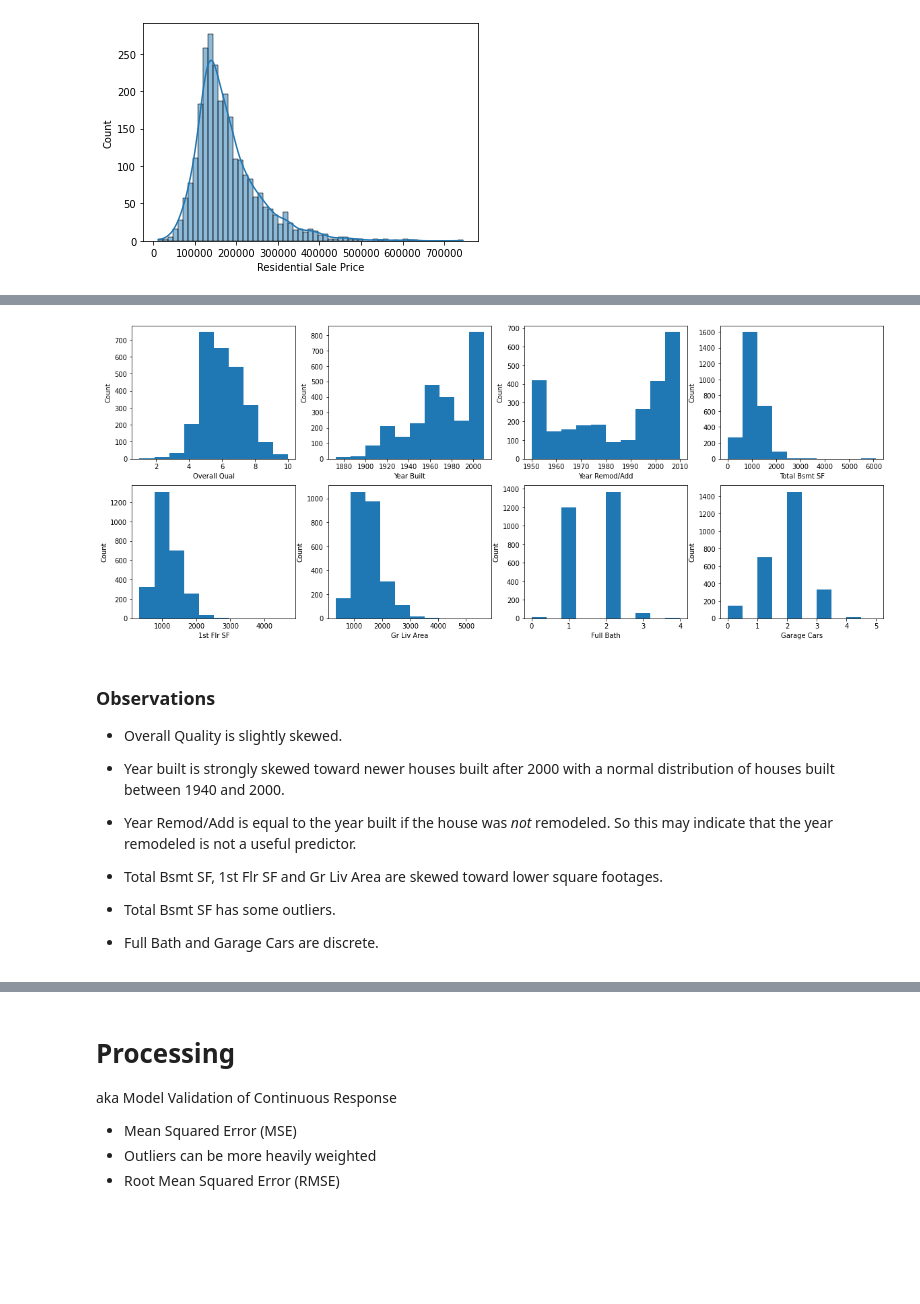
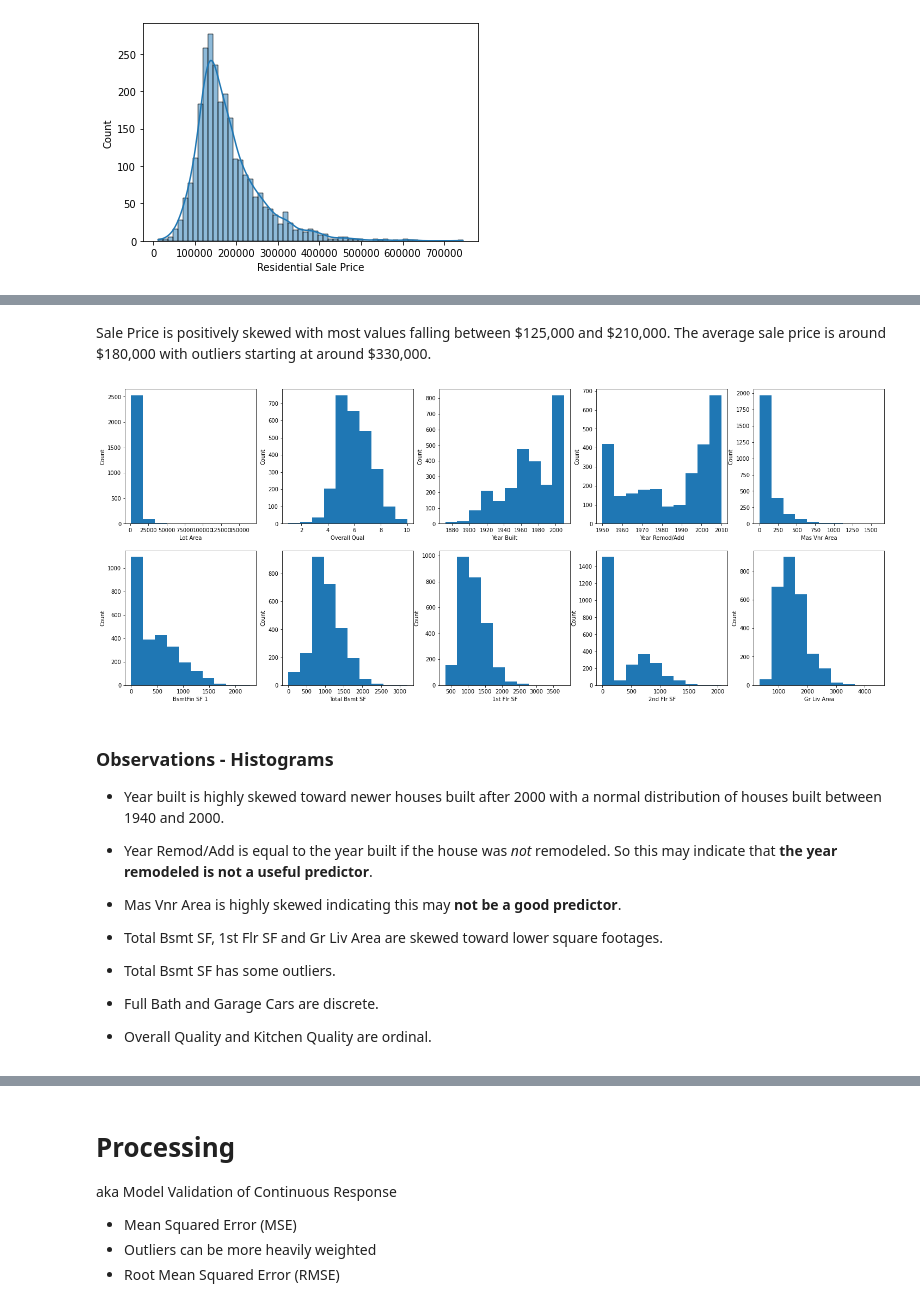
Before and after one commit to cfcastillo/DS-6-Notebooks, a Jupyter notebook: Project_2_Notebook_cfc.ipynb, the cells around one changed output, grey strips where cells are left out. Cells and saved outputs as stored; diff of their text form; code cells hidden in the pictures; blank space fills up the shorter version.

Commit message:
All except box cox in place. Need instructor verification of results.

```diff
--- a/Project_2_Notebook_cfc.ipynb
+++ b/Project_2_Notebook_cfc.ipynb
@@ -263,12 +283,5 @@ corr = data_enc.corr()['SalePrice'].round(2)
 correlated_vars = abs(corr).sort_values(ascending=False)
 correlated_vars
 
-# Keep predictors that have correlation over 50% with SalePrice - 5 columns to explore further.
-# Overall Qual        0.805016
-# Gr Liv Area         0.705482
-# Garage Cars         0.646874
-# Kitchen Qual Lb     0.629955
-# 1st Flr SF          0.618247  # highly correlated with Gr Liv Area so disregard
-# Year Built          0.562777
-# Full Bath           0.542386
-# Year Remod/Add      0.539932  # same as year built if no remodel took place so disregard
+# Keep predictors that have correlation over 30% with SalePrice
+corr_lower_threshold = .25
@@ -306,7 +316,7 @@ Length: 90, dtype: float64
 # %%
 # Drop columns with low correlation to SalePrice
 cols_to_drop = correlated_vars.to_frame()
-cols_to_drop = cols_to_drop[cols_to_drop['SalePrice'] < .50]
+cols_to_drop = cols_to_drop[cols_to_drop['SalePrice'] < corr_lower_threshold]
 for row in range(len(cols_to_drop.index)):
   data_enc.drop(cols_to_drop.index[row], inplace=True, axis=1)
 
@@ -360,3 +378,8 @@ data_enc.plot('SalePrice', 'Gr Liv Area', kind = 'scatter')
+# %%
+# Remove ground square feet outliers; large homes at low prices
+vals = np.where((data_enc['Gr Liv Area'] > 4000) & (data_enc['SalePrice']< 200000))
+data_enc.iloc[vals]
+data_enc.drop(vals[0], inplace=True, axis=0)
 # %% [markdown]
 ## Distributions
 
@@ -376,35 +416,33 @@ Text(0, 0.5, 'Count')
+# %% [markdown]
+Sale Price is positively skewed with most values falling between \$125,000 and \$210,000. The average sale price is around \$180,000 with outliers starting at around \$330,000.
 # %%
-# Look at distributions for selected predictors
-# Overall Qual        0.805016
-# Gr Liv Area         0.705482
-# Garage Cars         0.646874
-# Kitchen Qual Lb     0.629955
-# 1st Flr SF          0.618247
-# Year Built          0.562777
-# Full Bath           0.542386
-# Year Remod/Add      0.539932
-fig, axs = plt.subplots(2,4, figsize = (20,8)) # Creating 2x4 subplots because we have 8 columns in our data
+# Look at distributions for remaining predictors
+fig, axs = plt.subplots(2,5, figsize = (25,10))
 column_names = data_enc.columns
 n = 0
 for i in range(2): # Loop through rows
-  for j in range(4): # Loop through columns
+  for j in range(5): # Loop through columns
+    # Only have 11 plots so prevent index out of bounds error
+    # if not (i == 2 and j > 2):
     axs[i,j].hist(data_enc[column_names[n]])
     axs[i,j].set_xlabel(column_names[n])
     axs[i,j].set_ylabel('Count')
     n = n + 1
 # %% [output]
-[figure, old version]
+[figure, new version]
 # %% [markdown]
-### Observations
+### Observations - Histograms
 
-* Overall Quality is slightly skewed.
+* Year built is highly skewed toward newer houses built after 2000 with a normal distribution of houses built between 1940 and 2000.
 
-* Year built is strongly skewed toward newer houses built after 2000 with a normal distribution of houses built between 1940 and 2000.
+* Year Remod/Add is equal to the year built if the house was *not* remodeled. So this may indicate that **the year remodeled is not a useful predictor**.
 
-* Year Remod/Add is equal to the year built if the house was *not* remodeled. So this may indicate that the year remodeled is not a useful predictor.
+* Mas Vnr Area is highly skewed indicating this may **not be a good predictor**.
 
 * Total Bsmt SF, 1st Flr SF and Gr Liv Area are skewed toward lower square footages.
 
  * Total Bsmt SF has some outliers.
 
 * Full Bath and Garage Cars are discrete.
+
+* Overall Quality and Kitchen Quality are ordinal.
```
Also changed, not shown: parts of 73 cells of this notebook.
